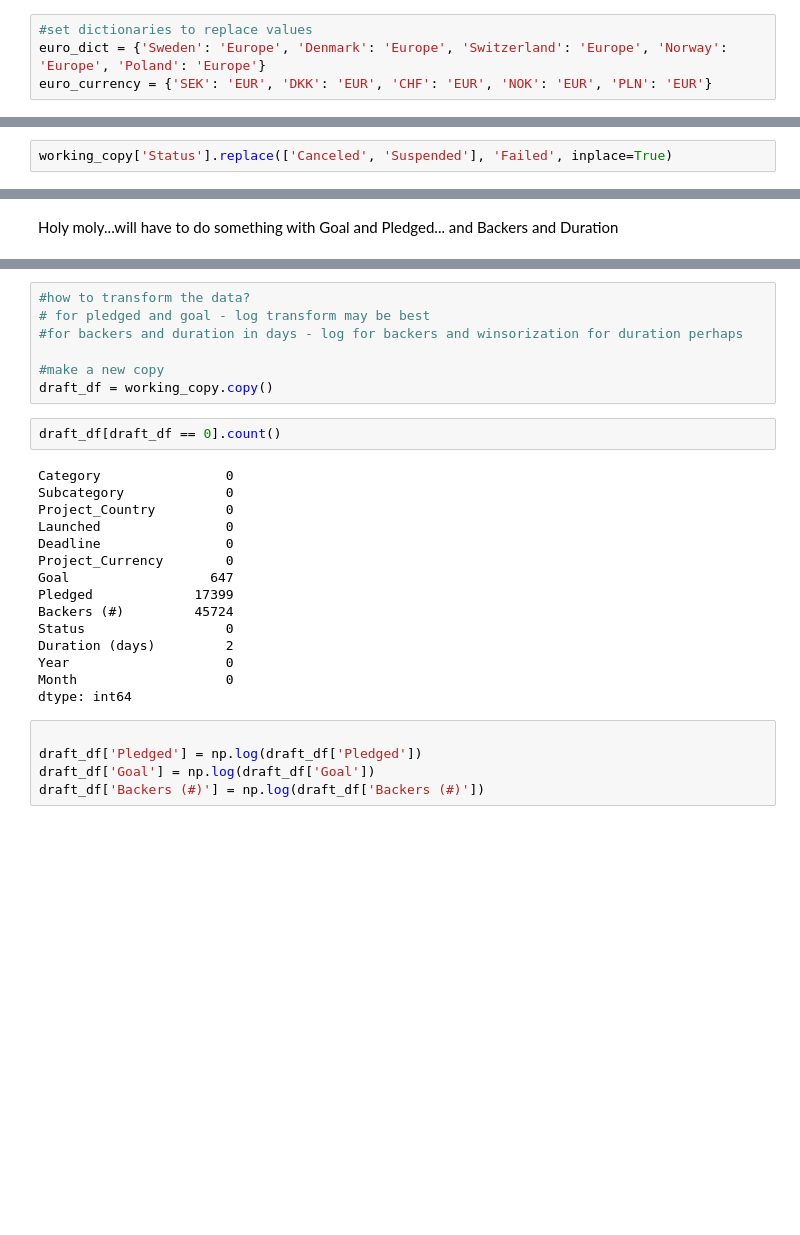
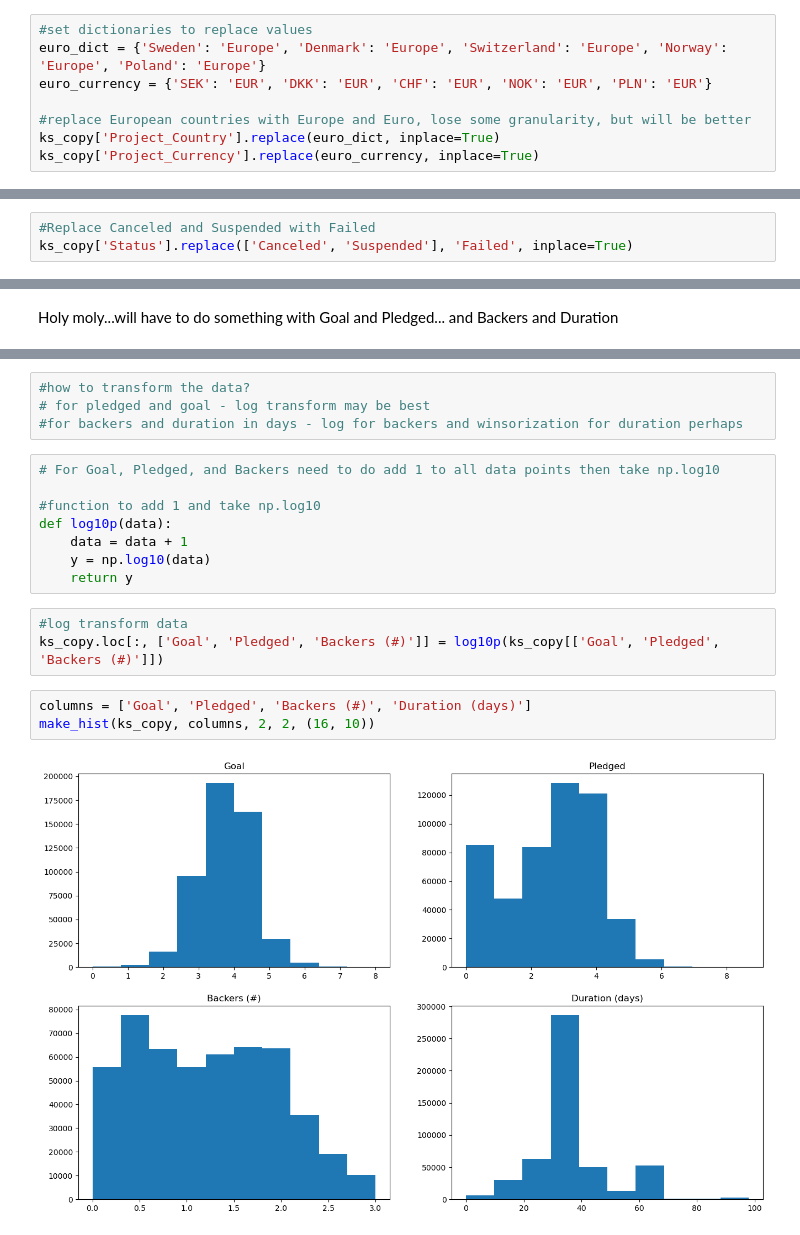
Before and after one commit to SBangarh/Kickstarter_analysis, a Jupyter notebook: eda.ipynb, the cells around one changed output, grey strips where cells are left out. Saved outputs shown, nothing was run; the diff lists cells and outputs as text; blank space fills up the shorter version.

```diff
--- a/eda.ipynb
+++ b/eda.ipynb
@@ -372,3 +521,7 @@ I will add Sweden, Denmark, Switzerland, Norway, and Poland to the Europe count.
 #set dictionaries to replace values
 euro_dict = {'Sweden': 'Europe', 'Denmark': 'Europe', 'Switzerland': 'Europe', 'Norway': 'Europe', 'Poland': 'Europe'}
 euro_currency = {'SEK': 'EUR', 'DKK': 'EUR', 'CHF': 'EUR', 'NOK': 'EUR', 'PLN': 'EUR'}
+
+#replace European countries with Europe and Euro, lose some granularity, but will be better
+ks_copy['Project_Country'].replace(euro_dict, inplace=True)
+ks_copy['Project_Currency'].replace(euro_currency, inplace=True)
@@ -404,7 +539,8 @@ graph_counts(status_count, 'Status', 'Count', (10, 8))
 # %% [markdown]
 There are more Failed campaigns than Successful ones. I do consider Canceled and Suspended as Failed and I will reflect that in the dataframe
 # %%
-working_copy['Status'].replace(['Canceled', 'Suspended'], 'Failed', inplace=True)
+#Replace Canceled and Suspended with Failed
+ks_copy['Status'].replace(['Canceled', 'Suspended'], 'Failed', inplace=True)
 # %%
 #remake counts and graphs for status
 
@@ -614,28 +716,19 @@ make_boxplot(working_copy, numeric_data, 2, 2, (16, 10))
 #how to transform the data?
 # for pledged and goal - log transform may be best
 #for backers and duration in days - log for backers and winsorization for duration perhaps
-
-#make a new copy
-draft_df = working_copy.copy()
-# %%
-draft_df[draft_df == 0].count()
-# %% [output]
-Category                0
-Subcategory             0
-Project_Country         0
-Launched                0
-Deadline                0
-Project_Currency        0
-Goal                  647
-Pledged             17399
-Backers (#)         45724
-Status                  0
-Duration (days)         2
-Year                    0
-Month                   0
-dtype: int64
-# %%
-
-draft_df['Pledged'] = np.log(draft_df['Pledged'])
-draft_df['Goal'] = np.log(draft_df['Goal'])
-draft_df['Backers (#)'] = np.log(draft_df['Backers (#)'])
+# %%
+# For Goal, Pledged, and Backers need to do add 1 to all data points then take np.log10
+
+#function to add 1 and take np.log10
+def log10p(data):
+    data = data + 1
+    y = np.log10(data)
+    return y
+# %%
+#log transform data
+ks_copy.loc[:, ['Goal', 'Pledged', 'Backers (#)']] = log10p(ks_copy[['Goal', 'Pledged', 'Backers (#)']])
+# %%
+columns = ['Goal', 'Pledged', 'Backers (#)', 'Duration (days)']
+make_hist(ks_copy, columns, 2, 2, (16, 10))
+# %% [output]
+[figure, added]
```
Also changed, not shown: parts of 79 cells of this notebook.
